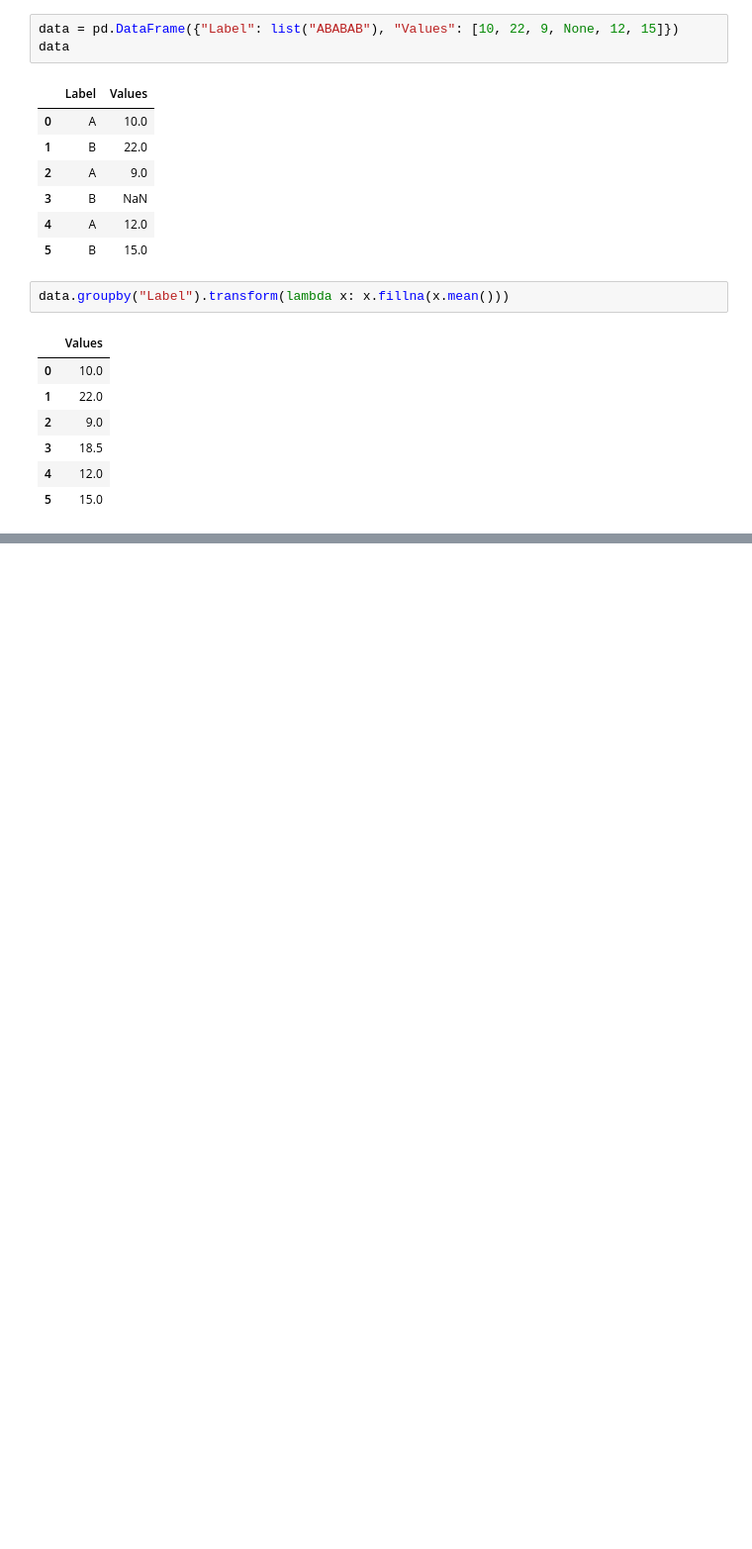
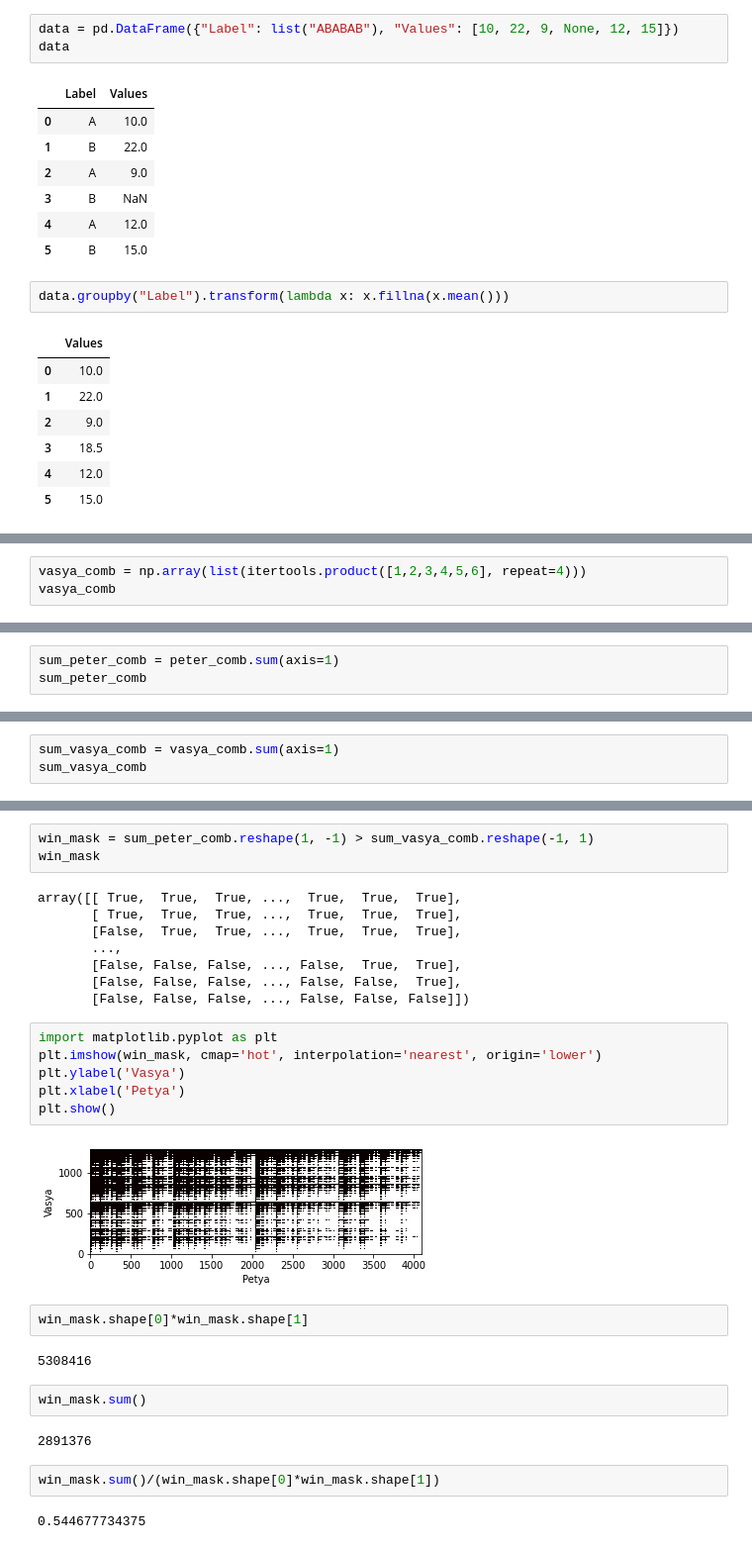
Before and after one commit to DmytryM/Django_NuxtJS, a Jupyter notebook: Django_NuxtJS/big data/3.3.ipynb, the cells around one changed output, grey strips where cells are left out. Shown: that part at 99% size. Cells and saved outputs as stored; diff of their text form; blank space fills up the shorter version.

```diff
--- a/Django_NuxtJS/big data/3.3.ipynb
+++ b/Django_NuxtJS/big data/3.3.ipynb
@@ -143,0 +279,3 @@ data.groupby("Label").transform(lambda x: x.fillna(x.mean()))
+# %%
+vasya_comb = np.array(list(itertools.product([1,2,3,4,5,6], repeat=4)))
+vasya_comb
@@ -143,0 +290,3 @@ data.groupby("Label").transform(lambda x: x.fillna(x.mean()))
+# %%
+sum_peter_comb = peter_comb.sum(axis=1)
+sum_peter_comb
@@ -143,0 +295,3 @@ data.groupby("Label").transform(lambda x: x.fillna(x.mean()))
+# %%
+sum_vasya_comb = vasya_comb.sum(axis=1)
+sum_vasya_comb
@@ -143,0 +320,31 @@ data.groupby("Label").transform(lambda x: x.fillna(x.mean()))
+# %%
+win_mask = sum_peter_comb.reshape(1, -1) > sum_vasya_comb.reshape(-1, 1)
+win_mask
+# %% [output]
+array([[ True,  True,  True, ...,  True,  True,  True],
+       [ True,  True,  True, ...,  True,  True,  True],
+       [False,  True,  True, ...,  True,  True,  True],
+       ...,
+       [False, False, False, ..., False,  True,  True],
+       [False, False, False, ..., False, False,  True],
+       [False, False, False, ..., False, False, False]])
+# %%
+import matplotlib.pyplot as plt
+plt.imshow(win_mask, cmap='hot', interpolation='nearest', origin='lower')
+plt.ylabel('Vasya')
+plt.xlabel('Petya')
+plt.show()
+# %% [output]
+[figure, added]
+# %%
+win_mask.shape[0]*win_mask.shape[1]
+# %% [output]
+5308416
+# %%
+win_mask.sum()
+# %% [output]
+2891376
+# %%
+win_mask.sum()/(win_mask.shape[0]*win_mask.shape[1])
+# %% [output]
+0.544677734375
```
Also changed, not shown: parts of 21 cells of this notebook.
